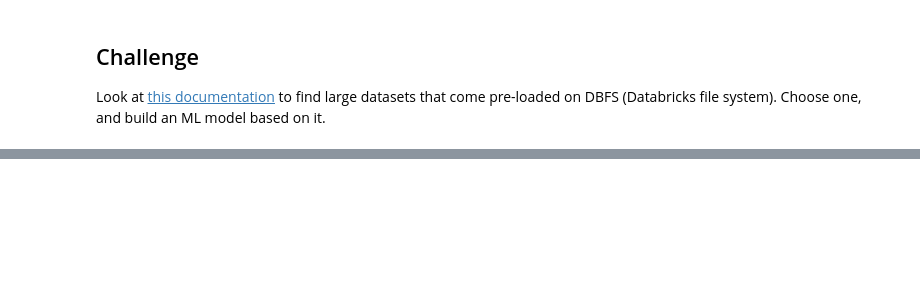
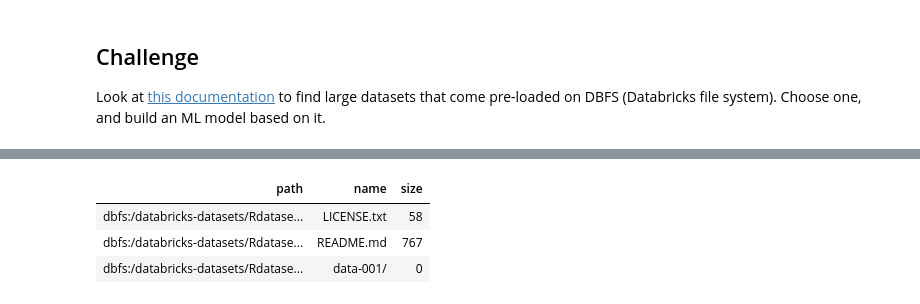
Before and after one commit to lecritch/big-data-seattle-chicago-ds, a Jupyter notebook: 03-spark-ml.ipynb, the cells around one changed output, grey strips where cells are left out. Saved outputs shown, nothing was run; the diff lists cells and outputs as text; code cells hidden in the pictures; blank space fills up the shorter version.

```diff
--- a/03-spark-ml.ipynb
+++ b/03-spark-ml.ipynb
@@ -122,0 +198,7 @@ Look at [this documentation](https://docs.databricks.com/data/databricks-dataset
+# %%
+display(dbutils.fs.ls("/databricks-datasets/Rdatasets/"))
+# %% [output]
+| path | name | size |
+| dbfs:/databricks-datasets/Rdatase... | LICENSE.txt | 58 |
+| dbfs:/databricks-datasets/Rdatase... | README.md | 767 |
+| dbfs:/databricks-datasets/Rdatase... | data-001/ | 0 |
```
Also changed, not shown: parts of 29 cells of this notebook, 1 other file.
